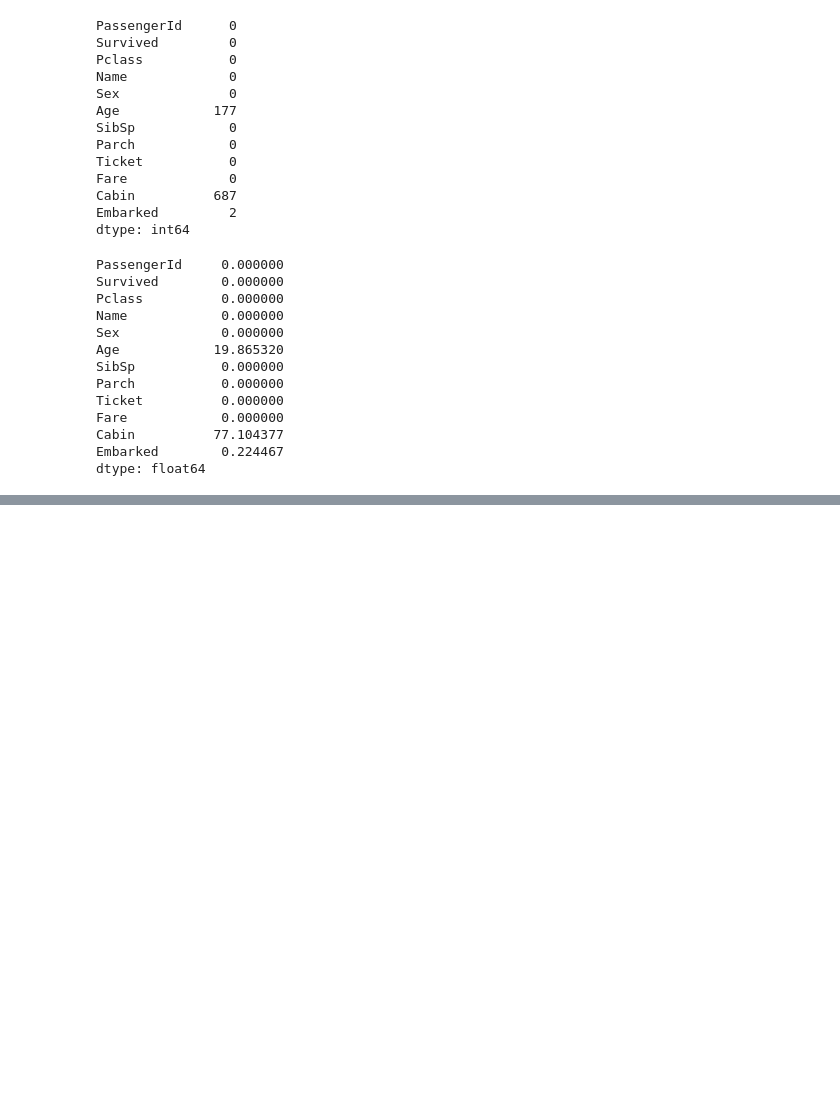
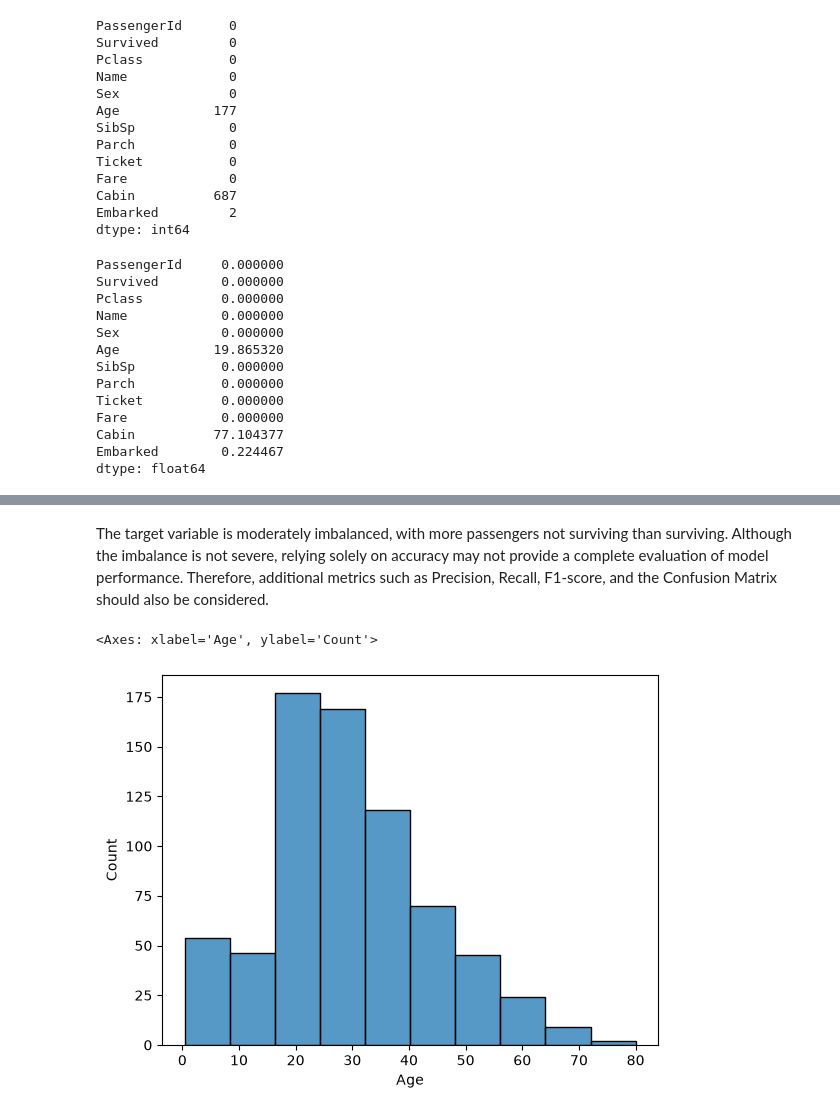
Before and after one commit to tharunika-19/Machine_Learning, a Jupyter notebook: Titanic Survival Intelligence/ Titanic_ML.ipynb, the cells around one changed output, grey strips where cells are left out. Drawn from its saved outputs; the diff is of its cells as text; code cells hidden in the pictures; blank space fills up the shorter version.

```diff
--- a/Titanic Survival Intelligence/ Titanic_ML.ipynb
+++ b/Titanic Survival Intelligence/ Titanic_ML.ipynb
@@ -92,0 +111,7 @@ dtype: float64
+# %% [markdown]
+The target variable is moderately imbalanced, with more passengers not surviving than surviving. Although the imbalance is not severe, relying solely on accuracy may not provide a complete evaluation of model performance. Therefore, additional metrics such as Precision, Recall, F1-score, and the Confusion Matrix should also be considered.
+# %%
+sns.histplot(df["Age"],bins=10)
+# %% [output]
+<Axes: xlabel='Age', ylabel='Count'>
+[figure, added]
```
Also changed, not shown: parts of 47 cells of this notebook.
